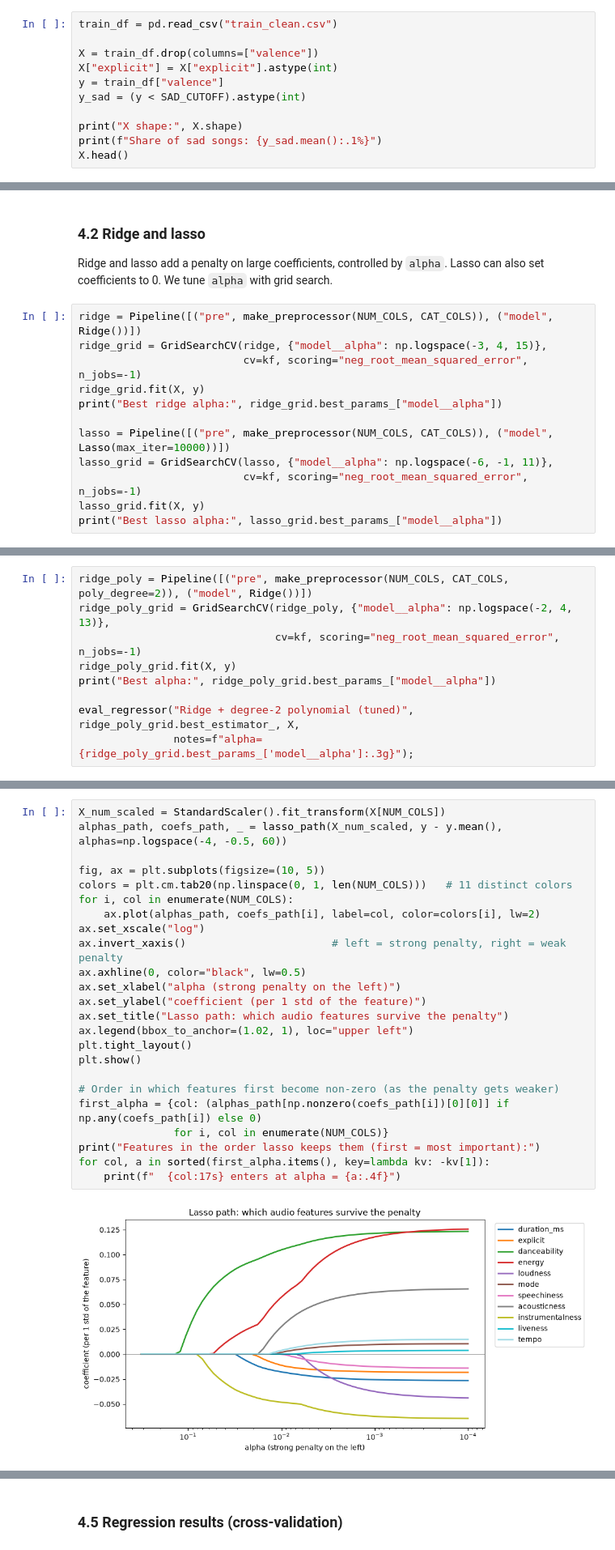
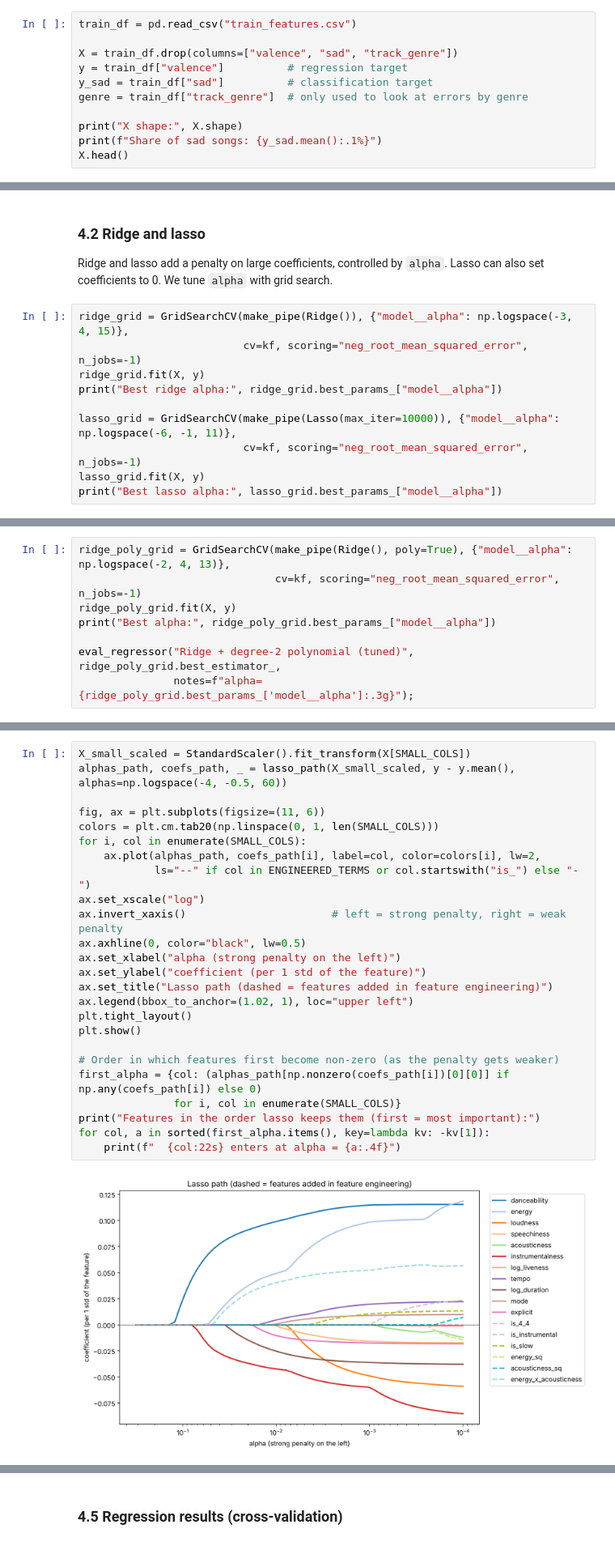
Before and after one commit to zhongda-Eddy/sadness-of-a-song, a Jupyter notebook: linear_models.ipynb, the cells around one changed output, grey strips where cells are left out. Shown at 81% size. Drawn from its saved outputs; the diff is of its cells as text.

Commit message:
Update linear model

```diff
--- a/linear_models.ipynb
+++ b/linear_models.ipynb
@@ -37,10 +34,10 @@ Loads the training set
 # %%
-train_df = pd.read_csv("train_clean.csv")
+train_df = pd.read_csv("train_features.csv")
 
-X = train_df.drop(columns=["valence"])
-X["explicit"] = X["explicit"].astype(int)
-y = train_df["valence"]
-y_sad = (y < SAD_CUTOFF).astype(int)
+X = train_df.drop(columns=["valence", "sad", "track_genre"])
+y = train_df["valence"]          # regression target
+y_sad = train_df["sad"]          # classification target
+genre = train_df["track_genre"]  # only used to look at errors by genre
 
 print("X shape:", X.shape)
 print(f"Share of sad songs: {y_sad.mean():.1%}")
@@ -149,14 +171,12 @@ Adding genre raises R² from about 0.38 to 0.51, so we keep genre in all the mod
 
 Ridge and lasso add a penalty on large coefficients, controlled by `alpha`. Lasso can also set coefficients to 0. We tune `alpha` with grid search.
 # %%
-ridge = Pipeline([("pre", make_preprocessor(NUM_COLS, CAT_COLS)), ("model", Ridge())])
-ridge_grid = GridSearchCV(ridge, {"model__alpha": np.logspace(-3, 4, 15)},
+ridge_grid = GridSearchCV(make_pipe(Ridge()), {"model__alpha": np.logspace(-3, 4, 15)},
                           cv=kf, scoring="neg_root_mean_squared_error", n_jobs=-1)
 ridge_grid.fit(X, y)
 print("Best ridge alpha:", ridge_grid.best_params_["model__alpha"])
 
-lasso = Pipeline([("pre", make_preprocessor(NUM_COLS, CAT_COLS)), ("model", Lasso(max_iter=10000))])
-lasso_grid = GridSearchCV(lasso, {"model__alpha": np.logspace(-6, -1, 11)},
+lasso_grid = GridSearchCV(make_pipe(Lasso(max_iter=10000)), {"model__alpha": np.logspace(-6, -1, 11)},
                           cv=kf, scoring="neg_root_mean_squared_error", n_jobs=-1)
 lasso_grid.fit(X, y)
 print("Best lasso alpha:", lasso_grid.best_params_["model__alpha"])
@@ -198,10 +218,9 @@ To let the model fit curves and interactions, we add squared and pairwise produc
 # %%
-ridge_poly = Pipeline([("pre", make_preprocessor(NUM_COLS, CAT_COLS, poly_degree=2)), ("model", Ridge())])
-ridge_poly_grid = GridSearchCV(ridge_poly, {"model__alpha": np.logspace(-2, 4, 13)},
+ridge_poly_grid = GridSearchCV(make_pipe(Ridge(), poly=True), {"model__alpha": np.logspace(-2, 4, 13)},
                                cv=kf, scoring="neg_root_mean_squared_error", n_jobs=-1)
 ridge_poly_grid.fit(X, y)
 print("Best alpha:", ridge_poly_grid.best_params_["model__alpha"])
 
-eval_regressor("Ridge + degree-2 polynomial (tuned)", ridge_poly_grid.best_estimator_, X,
+eval_regressor("Ridge + degree-2 polynomial (tuned)", ridge_poly_grid.best_estimator_,
                notes=f"alpha={ridge_poly_grid.best_params_['model__alpha']:.3g}");
 # %% [output]
@@ -216,27 +235,28 @@ As alpha goes up, lasso sets more coefficients to 0. Features that stay in the l
 # %%
-X_num_scaled = StandardScaler().fit_transform(X[NUM_COLS])
-alphas_path, coefs_path, _ = lasso_path(X_num_scaled, y - y.mean(), alphas=np.logspace(-4, -0.5, 60))
+X_small_scaled = StandardScaler().fit_transform(X[SMALL_COLS])
+alphas_path, coefs_path, _ = lasso_path(X_small_scaled, y - y.mean(), alphas=np.logspace(-4, -0.5, 60))
 
-fig, ax = plt.subplots(figsize=(10, 5))
-colors = plt.cm.tab20(np.linspace(0, 1, len(NUM_COLS)))   # 11 distinct colors
-for i, col in enumerate(NUM_COLS):
-    ax.plot(alphas_path, coefs_path[i], label=col, color=colors[i], lw=2)
+fig, ax = plt.subplots(figsize=(11, 6))
+colors = plt.cm.tab20(np.linspace(0, 1, len(SMALL_COLS)))
+for i, col in enumerate(SMALL_COLS):
+    ax.plot(alphas_path, coefs_path[i], label=col, color=colors[i], lw=2,
+            ls="--" if col in ENGINEERED_TERMS or col.startswith("is_") else "-")
 ax.set_xscale("log")
 ax.invert_xaxis()                       # left = strong penalty, right = weak penalty
 ax.axhline(0, color="black", lw=0.5)
 ax.set_xlabel("alpha (strong penalty on the left)")
 ax.set_ylabel("coefficient (per 1 std of the feature)")
-ax.set_title("Lasso path: which audio features survive the penalty")
+ax.set_title("Lasso path (dashed = features added in feature engineering)")
 ax.legend(bbox_to_anchor=(1.02, 1), loc="upper left")
 plt.tight_layout()
 plt.show()
 
 # Order in which features first become non-zero (as the penalty gets weaker)
 first_alpha = {col: (alphas_path[np.nonzero(coefs_path[i])[0][0]] if np.any(coefs_path[i]) else 0)
-               for i, col in enumerate(NUM_COLS)}
+               for i, col in enumerate(SMALL_COLS)}
 print("Features in the order lasso keeps them (first = most important):")
 for col, a in sorted(first_alpha.items(), key=lambda kv: -kv[1]):
-    print(f"  {col:17s} enters at alpha = {a:.4f}")
+    print(f"  {col:22s} enters at alpha = {a:.4f}")
 # %% [output]
-[figure, old version]
+[figure, new version]
 Features in the order lasso keeps them (first = most important):
```
Also changed, not shown: parts of 63 cells of this notebook, 2 other files.
